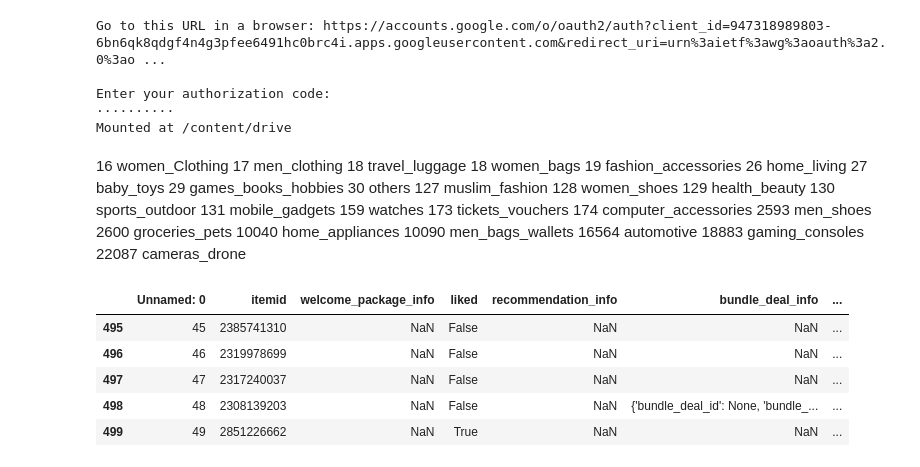
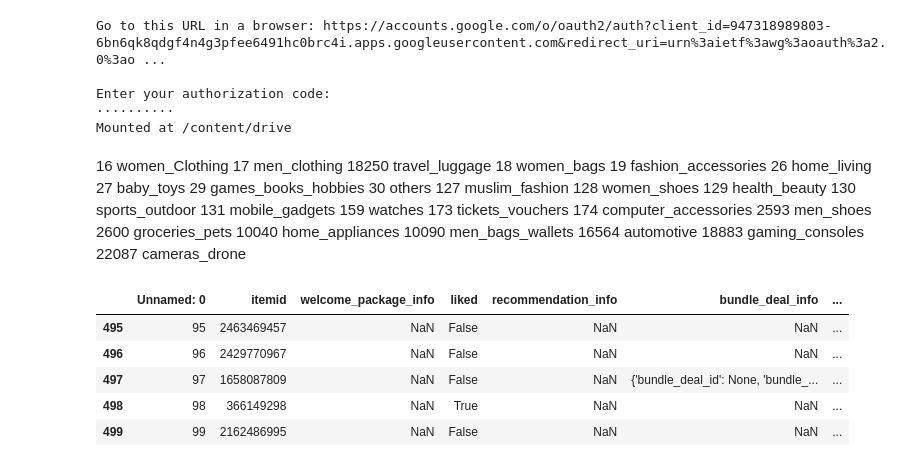
Before and after one commit to wengsengh/kglapi, a Jupyter notebook: get kaggle dataset.ipynb, the cells around one changed output. Drawn from its saved outputs; the diff is of its cells as text; code cells hidden in the pictures.

```diff
--- a/get kaggle dataset.ipynb
+++ b/get kaggle dataset.ipynb
@@ -665,8 +666,8 @@ shopeeAPI_Scraper(10)
 # %% [markdown]
 16  women_Clothing
 17	men_clothing
-18	 travel_luggage
-18	women_bags
+18250	 travel_luggage
+18 women_bags
 19	 fashion_accessories
 26	 home_living
 27	 baby_toys
@@ -688,12 +689,12 @@ shopeeAPI_Scraper(10)
 18883	gaming_consoles
 22087	cameras_drone
 # %%
-df=pd.read_csv('/content/drive/My Drive/Colab Notebooks/cat17_26.11.2019.csv')
+df=pd.read_csv('/content/drive/My Drive/Colab Notebooks/pop18_26.11.2019.csv')
 df.tail()
 # %% [output]
 |  | Unnamed: 0 | itemid | welcome_package_info | liked | recommendation_info | bundle_deal_info | ... |
-| 495 | 45 | 2385741310 | NaN | False | NaN | NaN | ... |
-| 496 | 46 | 2319978699 | NaN | False | NaN | NaN | ... |
-| 497 | 47 | 2317240037 | NaN | False | NaN | NaN | ... |
-| 498 | 48 | 2308139203 | NaN | False | NaN | {'bundle_deal_id': None, 'bundle_... | ... |
-| 499 | 49 | 2851226662 | NaN | True | NaN | NaN | ... |
+| 495 | 95 | 2463469457 | NaN | False | NaN | NaN | ... |
+| 496 | 96 | 2429770967 | NaN | False | NaN | NaN | ... |
+| 497 | 97 | 1658087809 | NaN | False | NaN | {'bundle_deal_id': None, 'bundle_... | ... |
+| 498 | 98 | 366149298 | NaN | True | NaN | NaN | ... |
+| 499 | 99 | 2162486995 | NaN | False | NaN | NaN | ... |
```
Also changed, not shown: parts of 2 cells of this notebook.
